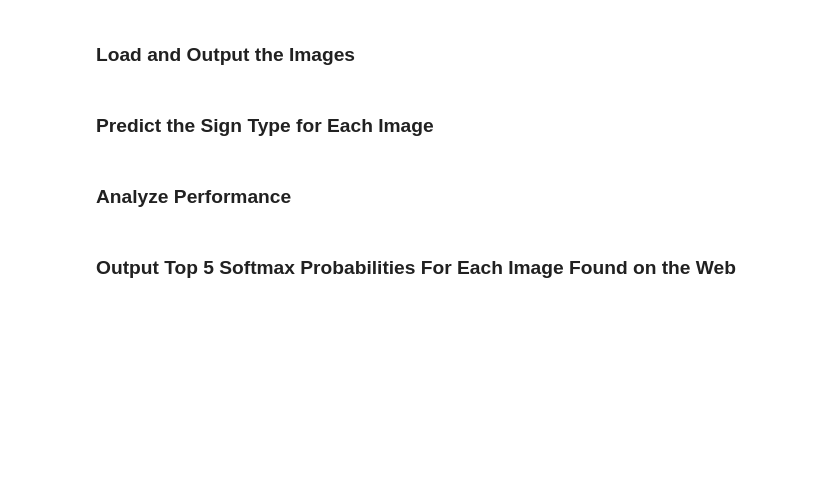
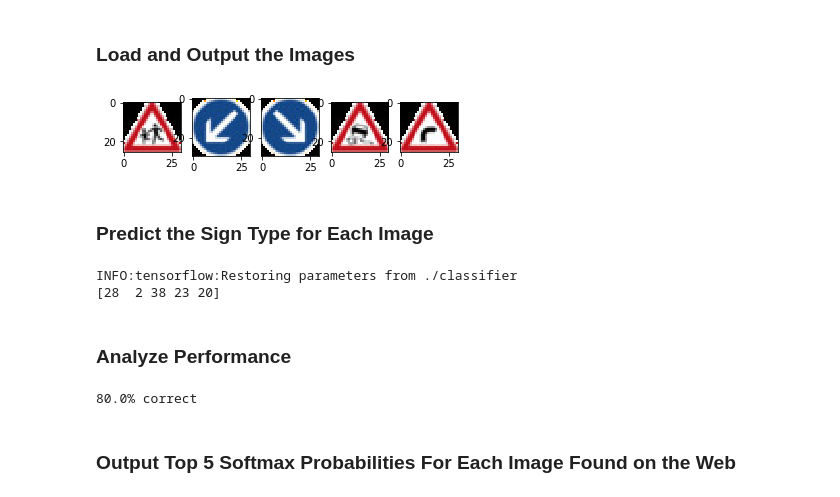
Before and after one commit to timothyscully/traffic_sign_classifier, a Jupyter notebook: Traffic_Sign_Classifier.ipynb, the cells around one changed output. Cells and saved outputs as stored; diff of their text form; code cells hidden in the pictures; blank space fills up the shorter version.

```diff
--- a/Traffic_Sign_Classifier.ipynb
+++ b/Traffic_Sign_Classifier.ipynb
@@ -72,7 +73,7 @@ n_test = len(X_test)
 image_shape = X_train[0,:,:,:].shape
 
 # TODO: How many unique classes/labels there are in the dataset.
-n_classes = train['labels'].max()
+n_classes = train['labels'].max() + 1
 
 print("Number of training examples =", n_train)
 print("Number of testing examples =", n_test)
@@ -318,14 +362,56 @@ You may find `signnames.csv` useful as it contains mappings from the class id (i
+# %%
+### Load the images and plot them here.
+### Feel free to use as many code cells as needed.
+from matplotlib.pyplot import imread
+
+image_fnames = ['test_signs/children_crossing.jpg', 'test_signs/keep_left.jpg', 'test_signs/keep_right.jpg',
+          'test_signs/slippery_road.jpg', 'test_signs/dangerous_right_turn.jpg']
+
+answers = [28, 39, 38, 23, 20]
+
+img_array = np.zeros((5, 32, 32, 3))
+
+
+for (i, image_fname) in enumerate(image_fnames):
+    img = imread(image_fname)[:,:,0:3]
+
+    plt.subplot(1,5, i+1)
+    plt.imshow(img)
+
+    y_pad = (32 - img.shape[0]) // 2
+    x_pad = (32 - img.shape[1]) // 2
+
+    img = np.pad(img, ((y_pad,y_pad), (x_pad,x_pad), (0,0)), 'constant')
+    img = pre_process(img)
+    img_array[i,:,:,:] = img.reshape(1,32,32,3)
+
+plt.show()
+# %% [output]
+[figure, added]
 # %% [markdown]
 ### Predict the Sign Type for Each Image
 # %%
 ### Run the predictions here and use the model to output the prediction for each image.
 ### Make sure to pre-process the images with the same pre-processing pipeline used earlier.
 ### Feel free to use as many code cells as needed.
+with tf.Session() as sess:
+    saver.restore(sess, tf.train.latest_checkpoint('.'))
+
+    classification = sess.run(tf.argmax(tf.nn.softmax(logits), 1), {x: img_array})
+    print(classification)
+# %% [output]
+INFO:tensorflow:Restoring parameters from ./classifier
+[28  2 38 23 20]
 # %% [markdown]
 ### Analyze Performance
 # %%
 ### Calculate the accuracy for these 5 new images.
 ### For example, if the model predicted 1 out of 5 signs correctly, it's 20% accurate on these new images.
+correct = sum([1 if (x == y) else 0 for (x,y) in zip(classification, answers)])
+num = len(answers)
+print(f'{(correct * 100)/ num}% correct')
+# %% [output]
+80.0% correct
 # %% [markdown]
 ### Output Top 5 Softmax Probabilities For Each Image Found on the Web
 # %% [markdown]
```
Also changed, not shown: parts of 9 cells of this notebook, 10 other files.
